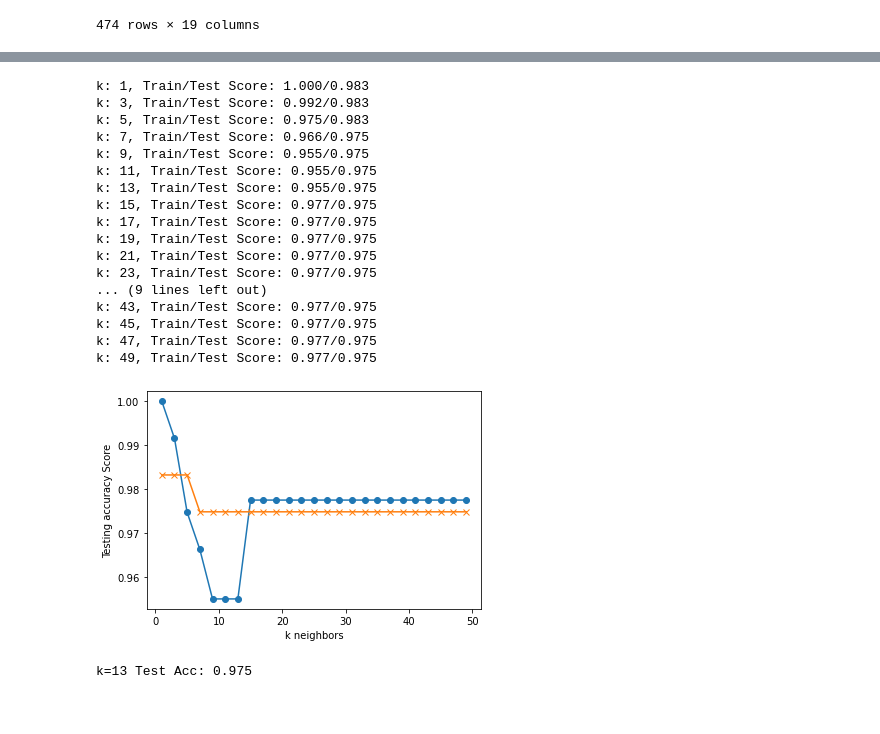
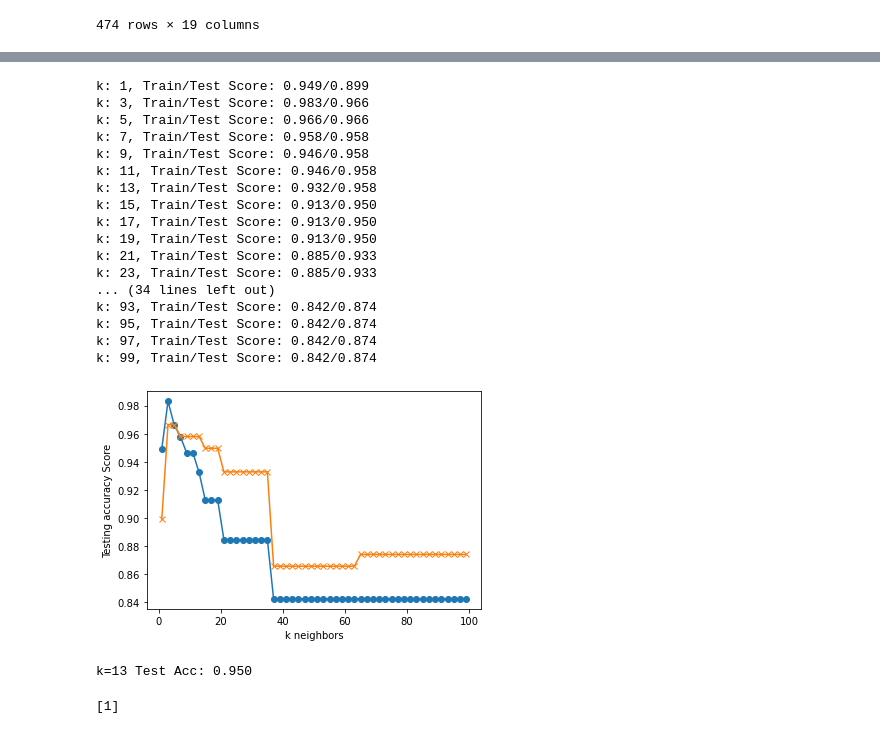
Before and after one commit to LongPatrol/final-project, a Jupyter notebook: Model2.ipynb, the cells around one changed output, grey strips where cells are left out. Drawn from its saved outputs; the diff is of its cells as text; code cells hidden in the pictures.

Commit message:
Testing more books.

```diff
--- a/Model2.ipynb
+++ b/Model2.ipynb
@@ -202,0 +190,3 @@ Name: Flu: The Story of the Great Influenza Pandemic of 1918 and the Search for
+# %%
+y = book_matrix["The Testament"]
+y
@@ -203,4 +206,4 @@ Name: Flu: The Story of the Great Influenza Pandemic of 1918 and the Search for
 # %%
-X = book_matrix.drop("Flu: The Story of the Great Influenza Pandemic of 1918 and the Search for the Virus That Caused It", axis=1)
+X = book_matrix.drop("The Testament", axis=1)
 X.head()
 # %% [output]
@@ -227,46 +230,52 @@ X_test_scaled = X_scaler.transform(X_test)
 # %%
 # Loop through different k values to see which has the highest accuracy
 # Note: We only use odd numbers because we don't want any ties
 train_scores = []
 test_scores = []
-for k in range(1, 50, 2):
+for k in range(1, 100, 2):
     knn = KNeighborsClassifier(n_neighbors=k)
     knn.fit(X_train_scaled, y_train)
     train_score = knn.score(X_train_scaled, y_train)
     test_score = knn.score(X_test_scaled, y_test)
     train_scores.append(train_score)
     test_scores.append(test_score)
     print(f"k: {k}, Train/Test Score: {train_score:.3f}/{test_score:.3f}")
 
 
-plt.plot(range(1, 50, 2), train_scores, marker='o')
-plt.plot(range(1, 50, 2), test_scores, marker="x")
+plt.plot(range(1, 100, 2), train_scores, marker='o')
+plt.plot(range(1, 100, 2), test_scores, marker="x")
 plt.xlabel("k neighbors")
 plt.ylabel("Testing accuracy Score")
 plt.show()
 # %% [output]
-k: 1, Train/Test Score: 1.000/0.983
-k: 3, Train/Test Score: 0.992/0.983
-k: 5, Train/Test Score: 0.975/0.983
-k: 7, Train/Test Score: 0.966/0.975
-k: 9, Train/Test Score: 0.955/0.975
-k: 11, Train/Test Score: 0.955/0.975
-k: 13, Train/Test Score: 0.955/0.975
-k: 15, Train/Test Score: 0.977/0.975
-k: 17, Train/Test Score: 0.977/0.975
-k: 19, Train/Test Score: 0.977/0.975
-k: 21, Train/Test Score: 0.977/0.975
-k: 23, Train/Test Score: 0.977/0.975
-... (9 lines left out)
-k: 43, Train/Test Score: 0.977/0.975
-k: 45, Train/Test Score: 0.977/0.975
-k: 47, Train/Test Score: 0.977/0.975
-k: 49, Train/Test Score: 0.977/0.975
+k: 1, Train/Test Score: 0.949/0.899
+k: 3, Train/Test Score: 0.983/0.966
+k: 5, Train/Test Score: 0.966/0.966
+k: 7, Train/Test Score: 0.958/0.958
+k: 9, Train/Test Score: 0.946/0.958
+k: 11, Train/Test Score: 0.946/0.958
+k: 13, Train/Test Score: 0.932/0.958
+k: 15, Train/Test Score: 0.913/0.950
+k: 17, Train/Test Score: 0.913/0.950
+k: 19, Train/Test Score: 0.913/0.950
+k: 21, Train/Test Score: 0.885/0.933
+k: 23, Train/Test Score: 0.885/0.933
+... (34 lines left out)
+k: 93, Train/Test Score: 0.842/0.874
+k: 95, Train/Test Score: 0.842/0.874
+k: 97, Train/Test Score: 0.842/0.874
+k: 99, Train/Test Score: 0.842/0.874
-[figure, old version]
+[figure, new version]
 # %%
 # Note that k: 13 seems to be the best choice for this dataset
 knn = KNeighborsClassifier(n_neighbors=15)
 knn.fit(X_train_scaled, y_train)
 print('k=13 Test Acc: %.3f' % knn.score(X_test_scaled, y_test))
 # %% [output]
-k=13 Test Acc: 0.975
+k=13 Test Acc: 0.950
+# %%
+new_iris_data = [[0,1,0,1,0,1,0,1,0,1,0,1,0,1,0,1,0,1]]
+predicted_class = knn.predict(new_iris_data)
+print(predicted_class)
+# %% [output]
+[1]
```
Also changed, not shown: parts of 5 cells of this notebook.
